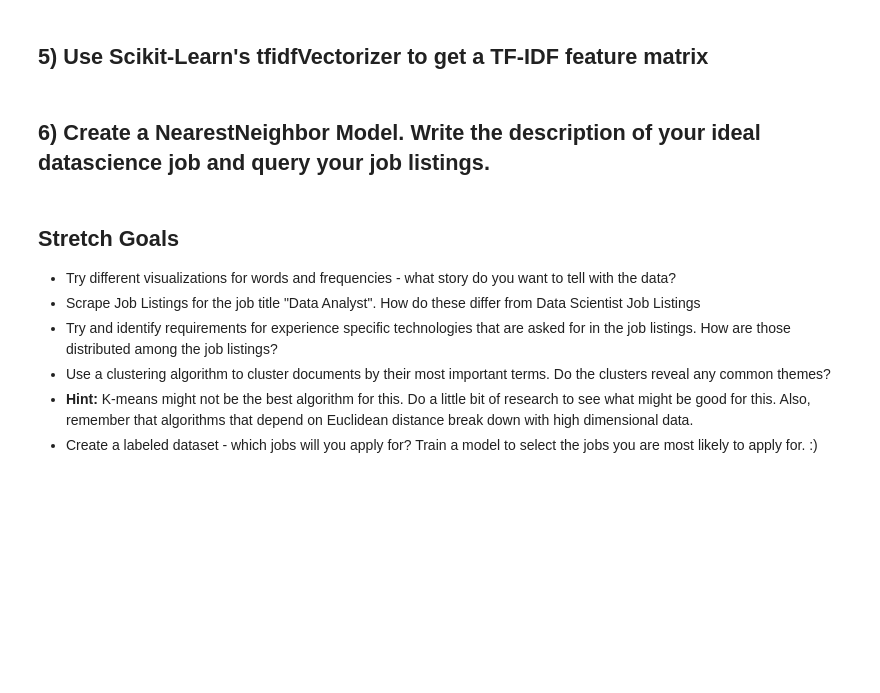
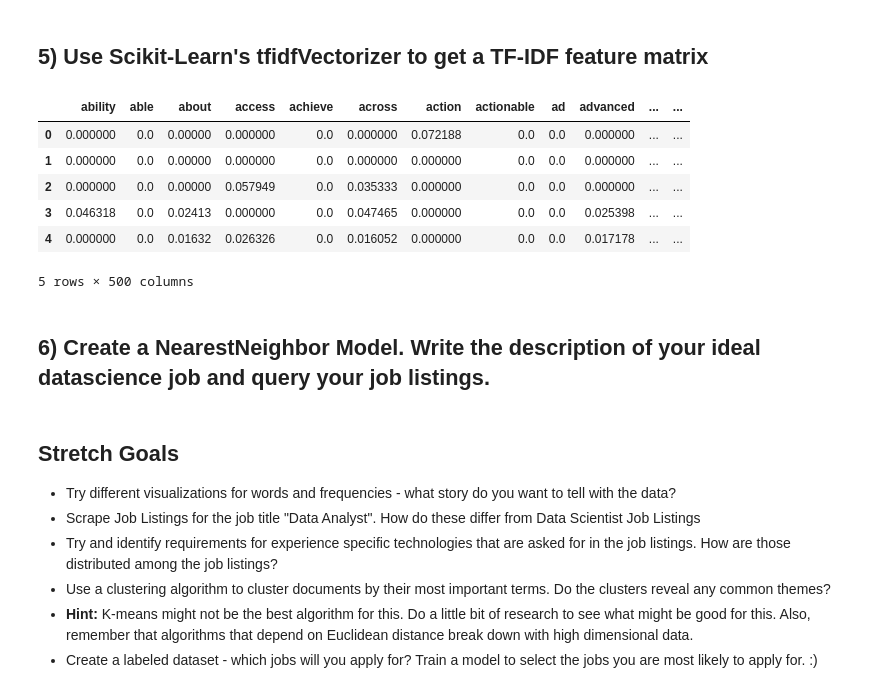
Before and after one commit to RAV10K1/DS-Unit-4-Sprint-1-NLP, a Jupyter notebook: module2-vector-representations/LS_DS_412_Vector_Representations_Assignment.ipynb, the cells around one changed output. Drawn from its saved outputs; the diff is of its cells as text; code cells hidden in the pictures; blank space fills up the shorter version.

```diff
--- a/module2-vector-representations/LS_DS_412_Vector_Representations_Assignment.ipynb
+++ b/module2-vector-representations/LS_DS_412_Vector_Representations_Assignment.ipynb
@@ -150,7 +150,7 @@ df_ds.head()
 # %%
 # Extracting description column from Data Frame and casting as a list
 
-data = list(df_ds['desc'])
+data = [item.strip() for item in df_ds['desc']]
 # %%
 type(data)
 # %% [output]
@@ -246,3 +254,28 @@ raise Exception("\nThis task is not complete. \nReplace this line with your code
+# %%
+from sklearn.feature_extraction.text import TfidfVectorizer
+
+# Instantiate vectorizer object
+tfidf = TfidfVectorizer(max_features=500)
+
+# Create a vocabulary and get word counts per document
+# Similiar to fit_predict
+dtm1 = tfidf.fit_transform(data)
+
+# Print word counts
+
+# Get feature names to use as dataframe column headers
+dtm1 = pd.DataFrame(dtm1.todense(), columns=tfidf.get_feature_names())
+
+# View Feature Matrix as DataFrame
+dtm1.head()
+# %% [output]
+|  | ability | able | about | access | achieve | across | action | actionable | ad | advanced | ... | ... |
+| 0 | 0.000000 | 0.0 | 0.00000 | 0.000000 | 0.0 | 0.000000 | 0.072188 | 0.0 | 0.0 | 0.000000 | ... | ... |
+| 1 | 0.000000 | 0.0 | 0.00000 | 0.000000 | 0.0 | 0.000000 | 0.000000 | 0.0 | 0.0 | 0.000000 | ... | ... |
+| 2 | 0.000000 | 0.0 | 0.00000 | 0.057949 | 0.0 | 0.035333 | 0.000000 | 0.0 | 0.0 | 0.000000 | ... | ... |
+| 3 | 0.046318 | 0.0 | 0.02413 | 0.000000 | 0.0 | 0.047465 | 0.000000 | 0.0 | 0.0 | 0.025398 | ... | ... |
+| 4 | 0.000000 | 0.0 | 0.01632 | 0.026326 | 0.0 | 0.016052 | 0.000000 | 0.0 | 0.0 | 0.017178 | ... | ... |
+5 rows × 500 columns
 # %% [markdown]
 ## 6) Create a NearestNeighbor Model. Write the description of your ideal datascience job and query your job listings.
 # %%
```
Also changed, not shown: parts of 3 cells of this notebook.
